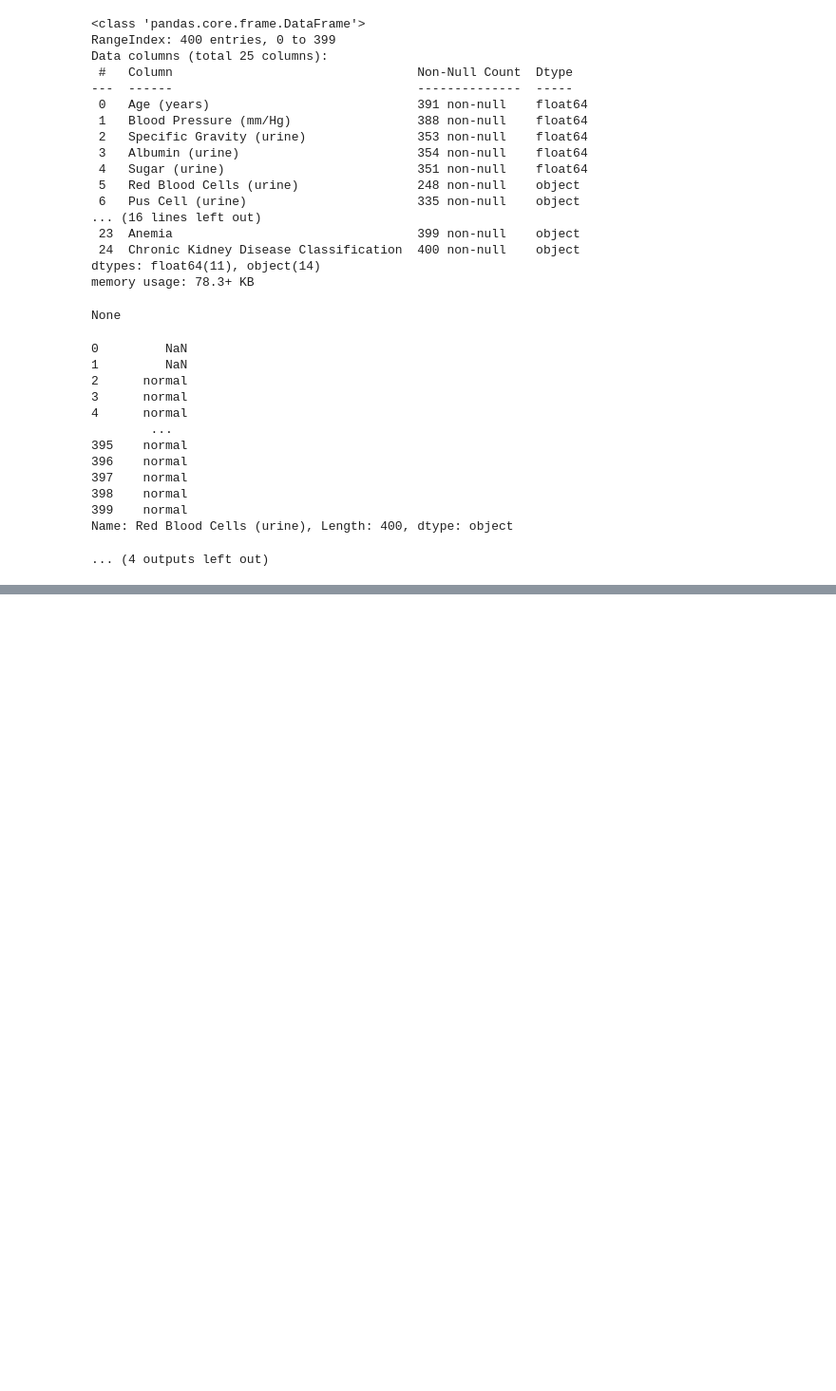
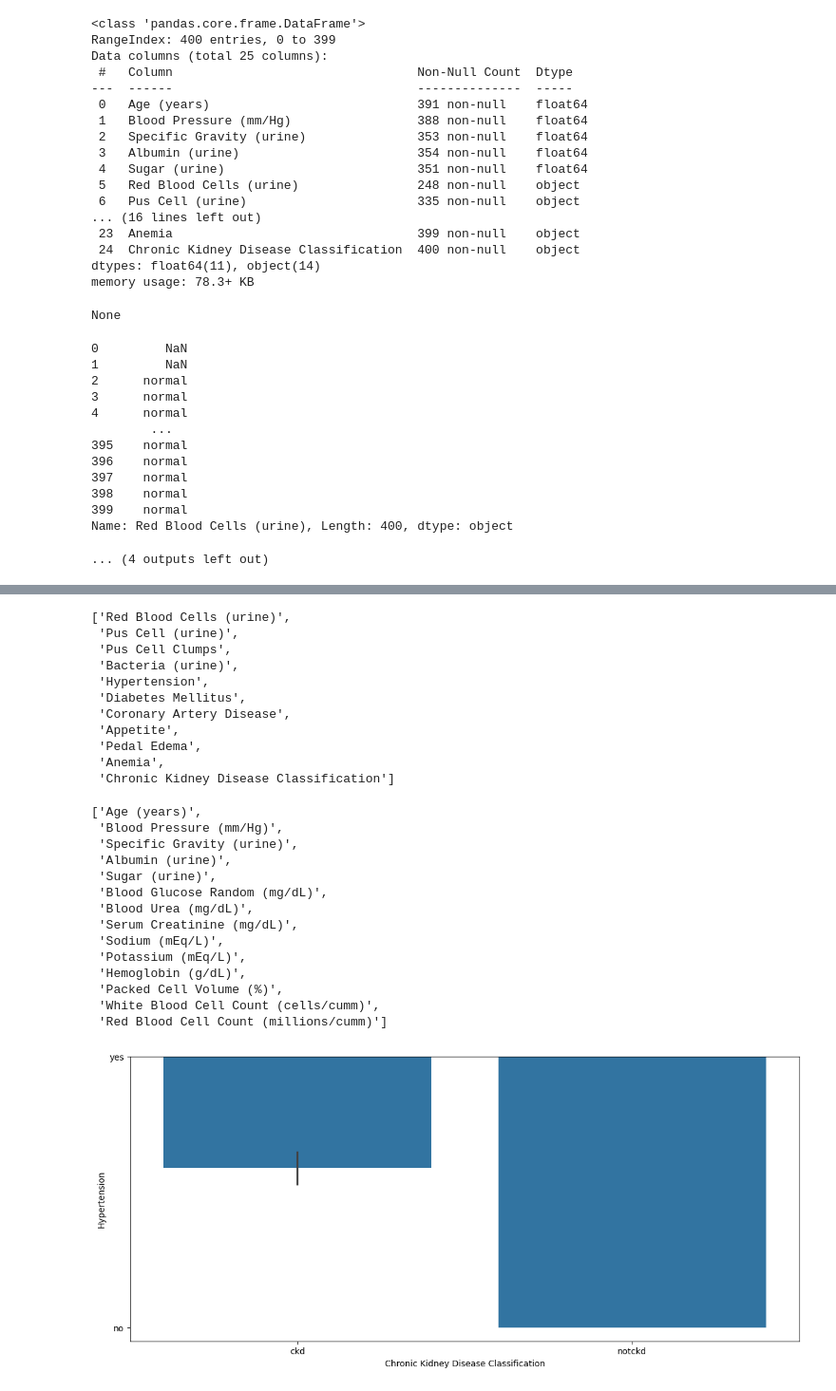
Before and after one commit to vedprakash8721/Abhishek-Data-Science-Portfolio, a Jupyter notebook: ML PW/Module 2 ( EDA exploratory data analysis )/EDA CHRONIC DATA .ipynb, the cells around one changed output, grey strips where cells are left out. Shown at 95% size. Saved outputs shown, nothing was run; the diff lists cells and outputs as text; code cells hidden in the pictures; blank space fills up the shorter version.

```diff
--- a/ML PW/Module 2 ( EDA exploratory data analysis )/EDA CHRONIC DATA .ipynb
+++ b/ML PW/Module 2 ( EDA exploratory data analysis )/EDA CHRONIC DATA .ipynb
@@ -209,0 +163,37 @@ dtype('float64')
+# %%
+# separating the categorical and numerical column
+cat_col=[col for col in df.columns if df[col].dtype=='object']
+num_col=[col for col in df.columns if df[col].dtype!='object']
+display(cat_col)
+display(num_col)
+plt.figure(figsize=(14,6))
+sns.bar
+plot(x='Chronic Kidney Disease Classification',y='Hypertension',data=df)
+plt.show()
+# %% [output]
+['Red Blood Cells (urine)',
+ 'Pus Cell (urine)',
+ 'Pus Cell Clumps',
+ 'Bacteria (urine)',
+ 'Hypertension',
+ 'Diabetes Mellitus',
+ 'Coronary Artery Disease',
+ 'Appetite',
+ 'Pedal Edema',
+ 'Anemia',
+ 'Chronic Kidney Disease Classification']
+['Age (years)',
+ 'Blood Pressure (mm/Hg)',
+ 'Specific Gravity (urine)',
+ 'Albumin (urine)',
+ 'Sugar (urine)',
+ 'Blood Glucose Random (mg/dL)',
+ 'Blood Urea (mg/dL)',
+ 'Serum Creatinine (mg/dL)',
+ 'Sodium (mEq/L)',
+ 'Potassium (mEq/L)',
+ 'Hemoglobin (g/dL)',
+ 'Packed Cell Volume (%)',
+ 'White Blood Cell Count (cells/cumm)',
+ 'Red Blood Cell Count (millions/cumm)']
+[figure, added]
```
Also changed, not shown: parts of 3 cells of this notebook, 1 other file.
